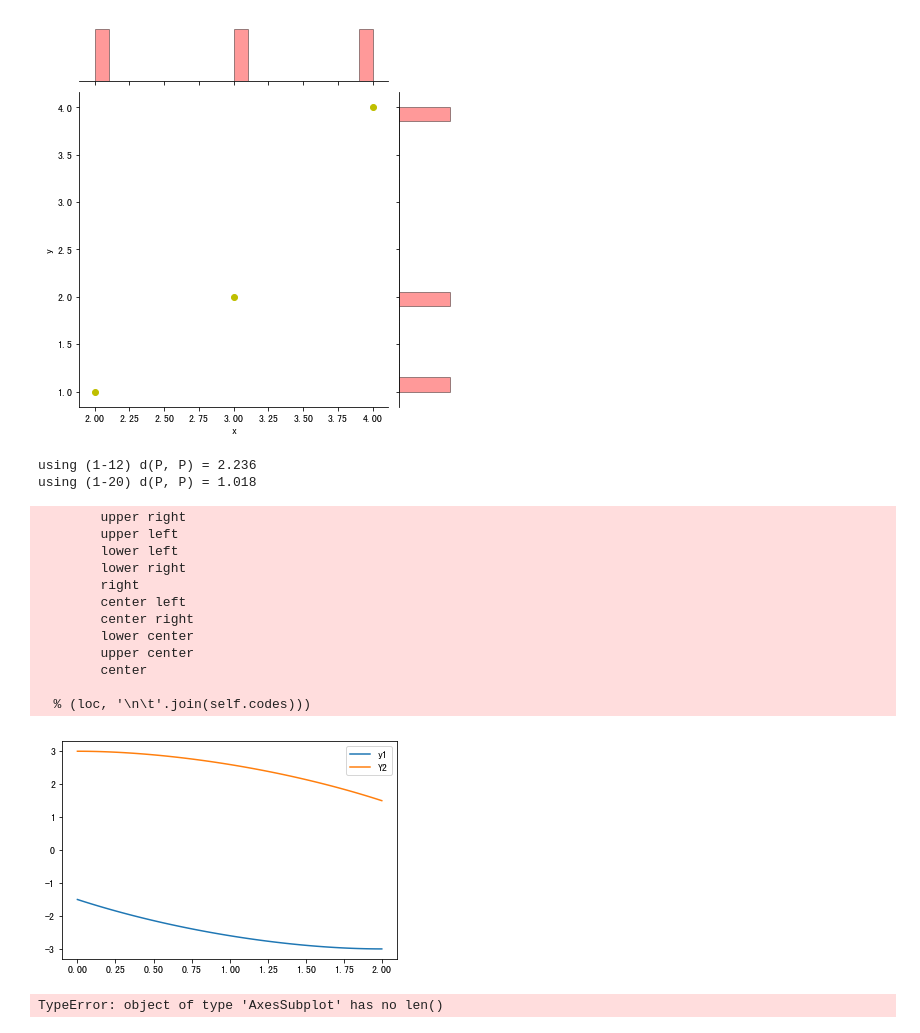
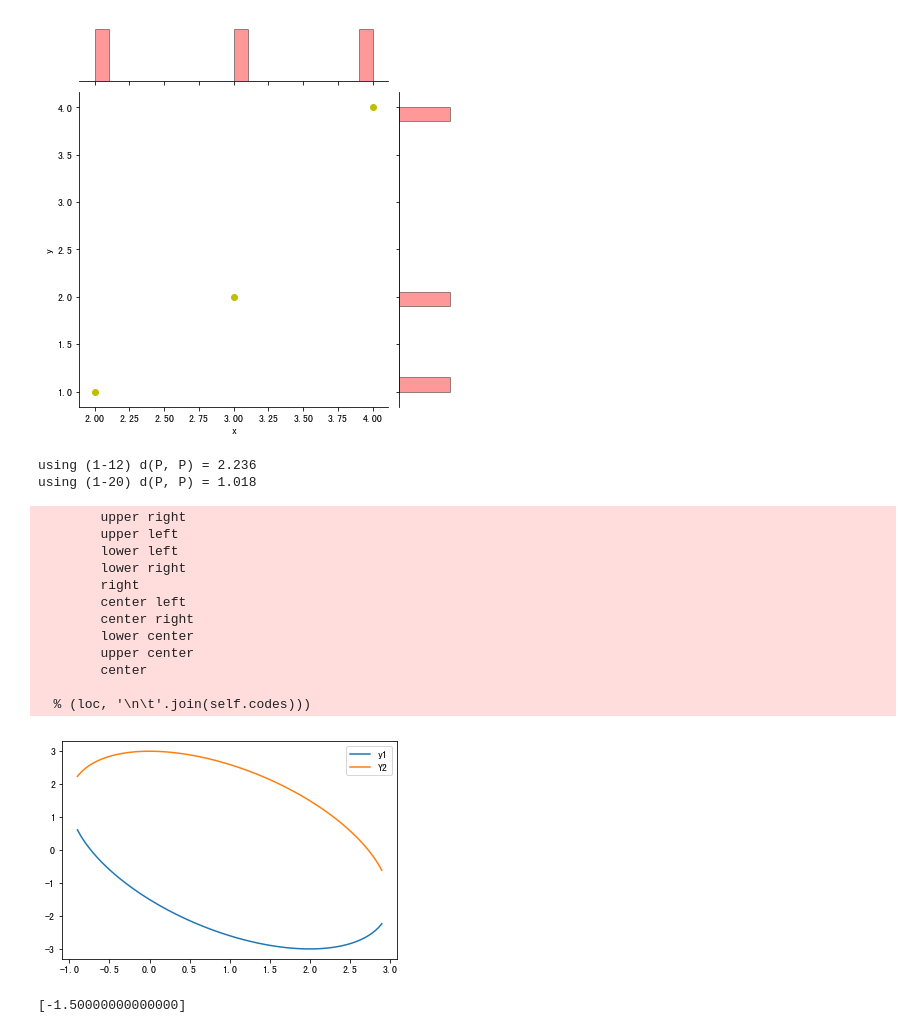
Before and after one commit to inessus/multivariate, a Jupyter notebook: Chapter One/Exec.ipynb, the cells around one changed output. Cells and saved outputs as stored; diff of their text form; code cells hidden in the pictures.

```diff
--- a/Chapter One/Exec.ipynb
+++ b/Chapter One/Exec.ipynb
@@ -290,36 +290,37 @@ print(f"using (1-20) d(P, P) = {d_P_Q_2:.3f}")
 y=Symbol('y')
 xlist = []
 ylist1 = []
 ylist2 = []
-for x in np.linspace(0, 2, 100):
+for x in np.linspace(-1+0.1, 3-0.1, 100):
     s = solve(a11*(x-1)*(x-1) + 2*a12*(x-1)*(y) + a22*y*y -1, y)
     xlist.append(x)
     ylist1.append(s[0])
     ylist2.append(s[1])
 
 
 fig, ax = plt.subplots()
 line1, = ax.plot(xlist, ylist1,label='y1')
 line2, = ax.plot(xlist, ylist2,label='Y2')
 ax.legend(loc='eclipse')
 plt.show()
 # %% [output]
 using (1-12) d(P, P) = 2.236
 using (1-20) d(P, P) = 1.018
         upper right
         upper left
         lower left
         lower right
         right
         center left
         center right
         lower center
         upper center
         center
 
   % (loc, '\n\t'.join(self.codes)))
-[figure, old version]
+[figure, new version]
-# %%
-len(ax), len(ay1)
-# %% [output]
-TypeError: object of type 'AxesSubplot' has no len()
+# %%
+x=3
+solve(a11*(x-1)*(x-1) + 2*a12*(x-1)*(y) + a22*y*y -1, y)
+# %% [output]
+[-1.50000000000000]
```
